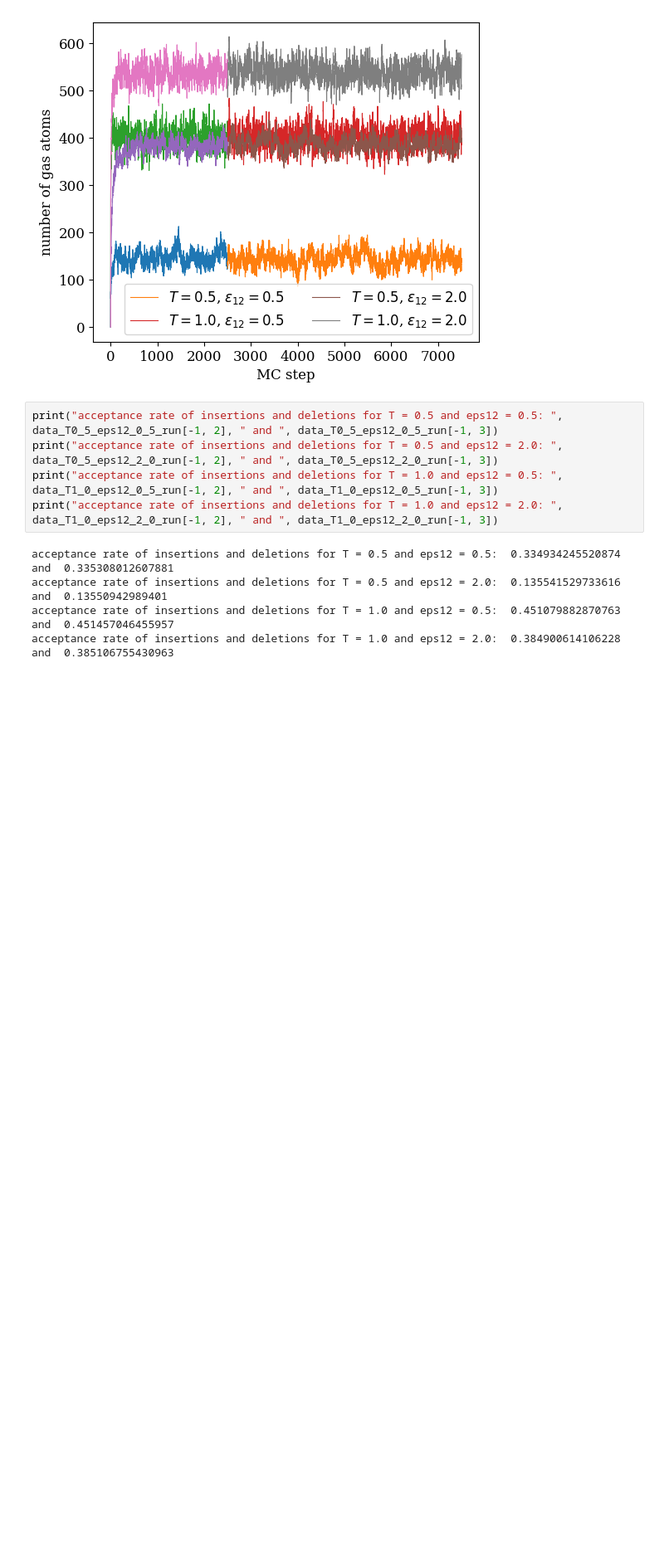
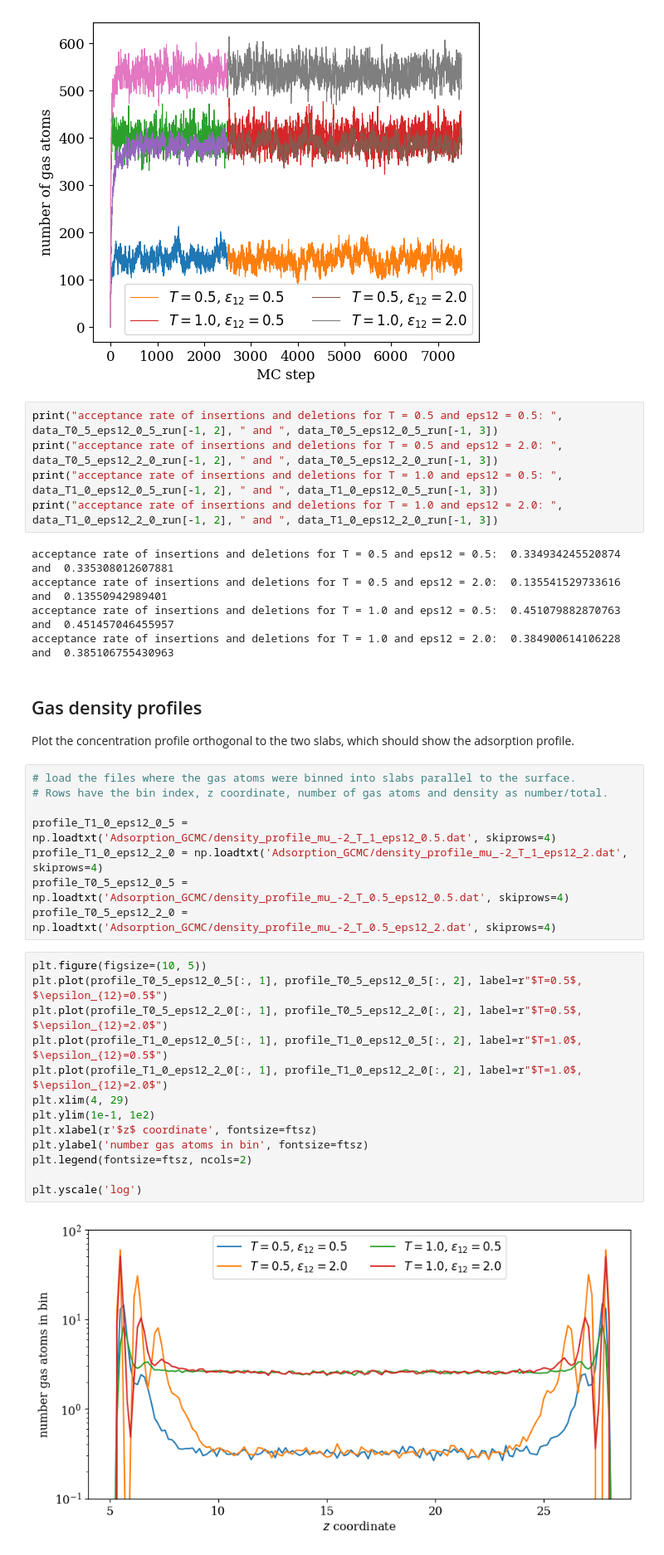
Before and after one commit to Luca-R27/PhDcourse_2026_CompMatMod, a Jupyter notebook: MC/LAMMPS_MC.ipynb, the cells around one changed output. Shown at 83% size. Drawn from its saved outputs; the diff is of its cells as text; blank space fills up the shorter version.

Commit message:
updating MC with density profiles of adsorption

```diff
--- a/MC/LAMMPS_MC.ipynb
+++ b/MC/LAMMPS_MC.ipynb
@@ -115,3 +115,30 @@ acceptance rate of insertions and deletions for T = 0.5 and eps12 = 0.5:  0.3349
 acceptance rate of insertions and deletions for T = 0.5 and eps12 = 2.0:  0.135541529733616  and  0.13550942989401
 acceptance rate of insertions and deletions for T = 1.0 and eps12 = 0.5:  0.451079882870763  and  0.451457046455957
 acceptance rate of insertions and deletions for T = 1.0 and eps12 = 2.0:  0.384900614106228  and  0.385106755430963
+# %% [markdown]
+## Gas density profiles
+
+Plot the concentration profile orthogonal to the two slabs, which should show the adsorption profile.
+# %%
+# load the files where the gas atoms were binned into slabs parallel to the surface.
+# Rows have the bin index, z coordinate, number of gas atoms and density as number/total.
+
+profile_T1_0_eps12_0_5 = np.loadtxt('Adsorption_GCMC/density_profile_mu_-2_T_1_eps12_0.5.dat', skiprows=4)
+profile_T1_0_eps12_2_0 = np.loadtxt('Adsorption_GCMC/density_profile_mu_-2_T_1_eps12_2.dat', skiprows=4)
+profile_T0_5_eps12_0_5 = np.loadtxt('Adsorption_GCMC/density_profile_mu_-2_T_0.5_eps12_0.5.dat', skiprows=4)
+profile_T0_5_eps12_2_0 = np.loadtxt('Adsorption_GCMC/density_profile_mu_-2_T_0.5_eps12_2.dat', skiprows=4)
+# %%
+plt.figure(figsize=(10, 5))
+plt.plot(profile_T0_5_eps12_0_5[:, 1], profile_T0_5_eps12_0_5[:, 2], label=r"$T=0.5$, $\epsilon_{12}=0.5$")
+plt.plot(profile_T0_5_eps12_2_0[:, 1], profile_T0_5_eps12_2_0[:, 2], label=r"$T=0.5$, $\epsilon_{12}=2.0$")
+plt.plot(profile_T1_0_eps12_0_5[:, 1], profile_T1_0_eps12_0_5[:, 2], label=r"$T=1.0$, $\epsilon_{12}=0.5$")
+plt.plot(profile_T1_0_eps12_2_0[:, 1], profile_T1_0_eps12_2_0[:, 2], label=r"$T=1.0$, $\epsilon_{12}=2.0$")
+plt.xlim(4, 29)
+plt.ylim(1e-1, 1e2)
+plt.xlabel(r'$z$ coordinate', fontsize=ftsz)
+plt.ylabel('number gas atoms in bin', fontsize=ftsz)
+plt.legend(fontsize=ftsz, ncols=2)
+
+plt.yscale('log')
+# %% [output]
+[figure, added]
```
Also changed, not shown: parts of 1 cell of this notebook, 4 other files.
